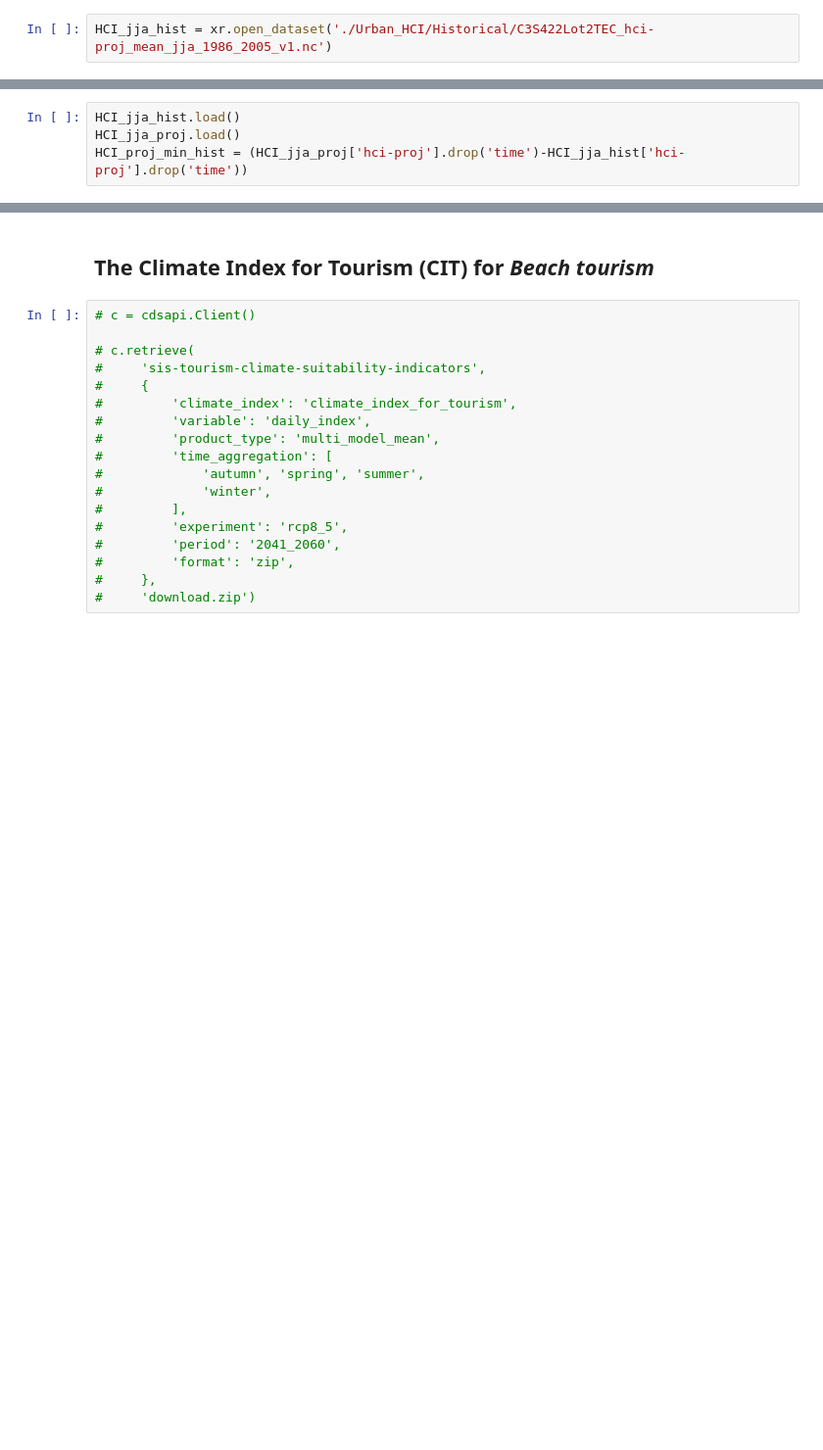
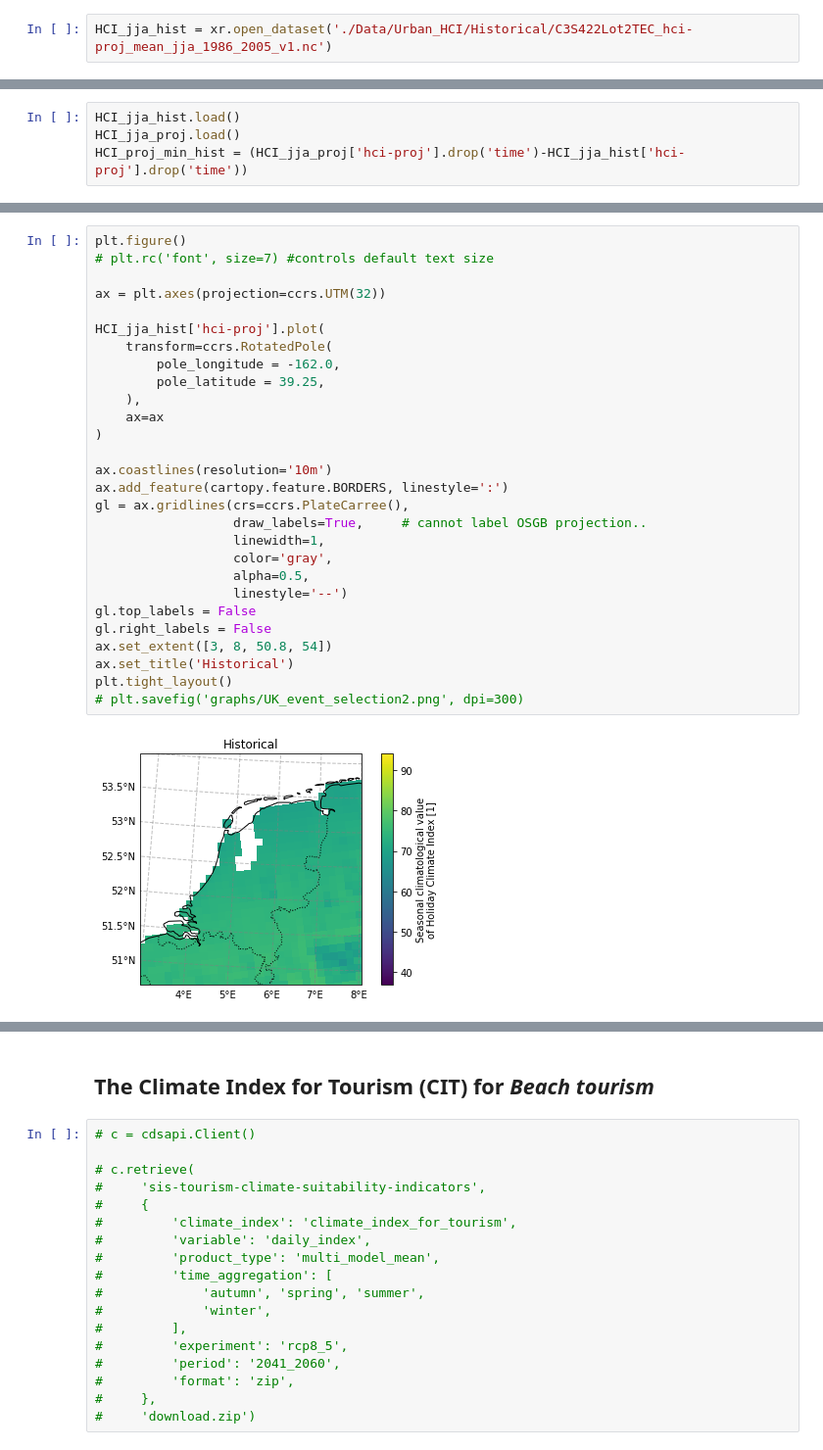
Before and after one commit to Climate-Adaptation-Services-CAS/Tourism, a Jupyter notebook: Tourism_Zuid-Holland.ipynb, the cells around one changed output, grey strips where cells are left out. Shown at 98% size. Cells and saved outputs as stored; diff of their text form; blank space fills up the shorter version.

```diff
--- a/Tourism_Zuid-Holland.ipynb
+++ b/Tourism_Zuid-Holland.ipynb
@@ -61,3 +75,3 @@ Lets load the data
 # %%
-HCI_jja_hist = xr.open_dataset('./Urban_HCI/Historical/C3S422Lot2TEC_hci-proj_mean_jja_1986_2005_v1.nc')
+HCI_jja_hist = xr.open_dataset('./Data/Urban_HCI/Historical/C3S422Lot2TEC_hci-proj_mean_jja_1986_2005_v1.nc')
 # %%
@@ -110,0 +156,30 @@ Text(0.5, 1.0, '2050 - historical')
+# %%
+plt.figure()
+# plt.rc('font', size=7) #controls default text size
+
+ax = plt.axes(projection=ccrs.UTM(32))
+
+HCI_jja_hist['hci-proj'].plot(
+    transform=ccrs.RotatedPole(
+        pole_longitude = -162.0,
+        pole_latitude = 39.25,
+    ),
+    ax=ax
+)
+
+ax.coastlines(resolution='10m')
+ax.add_feature(cartopy.feature.BORDERS, linestyle=':')
+gl = ax.gridlines(crs=ccrs.PlateCarree(),
+                  draw_labels=True,     # cannot label OSGB projection..
+                  linewidth=1,
+                  color='gray',
+                  alpha=0.5,
+                  linestyle='--')
+gl.top_labels = False
+gl.right_labels = False
+ax.set_extent([3, 8, 50.8, 54])
+ax.set_title('Historical')
+plt.tight_layout()
+# plt.savefig('graphs/UK_event_selection2.png', dpi=300)
+# %% [output]
+[figure, added]
```
Also changed, not shown: parts of 22 cells of this notebook, 1 other file.
